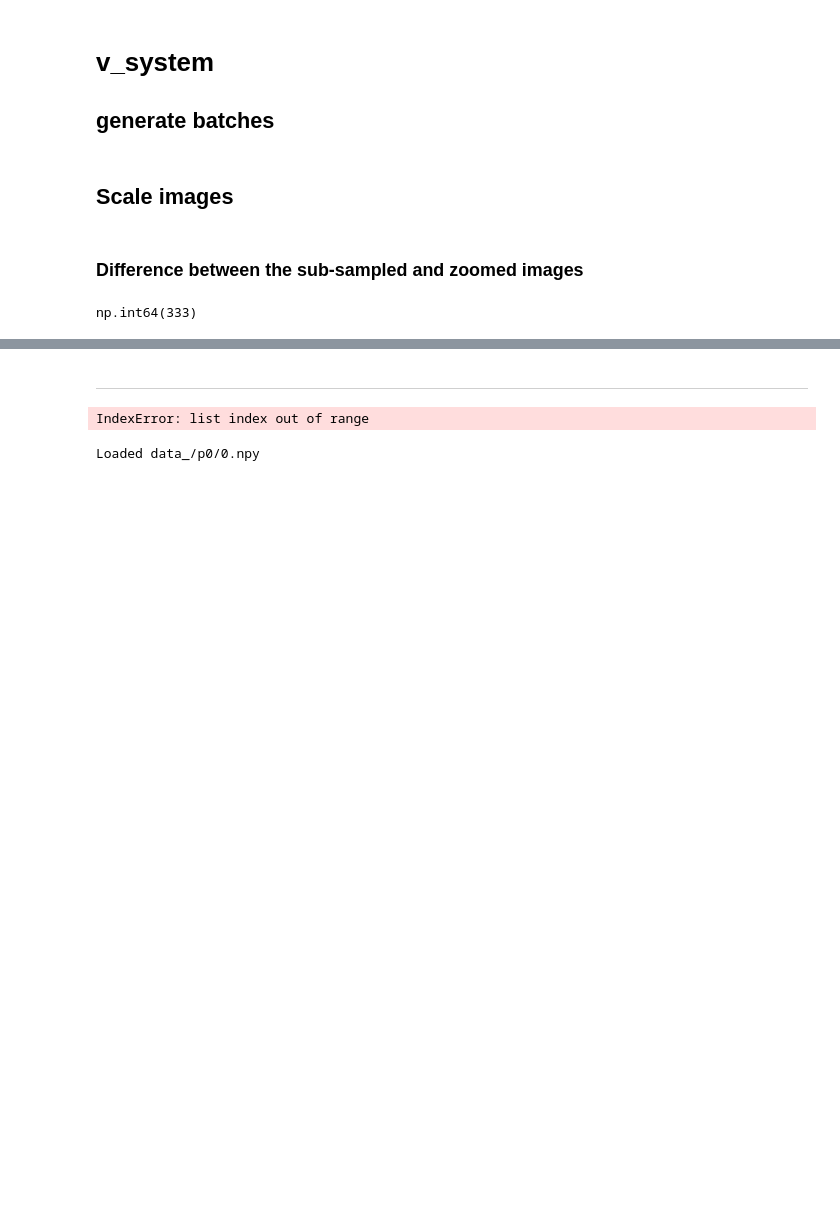
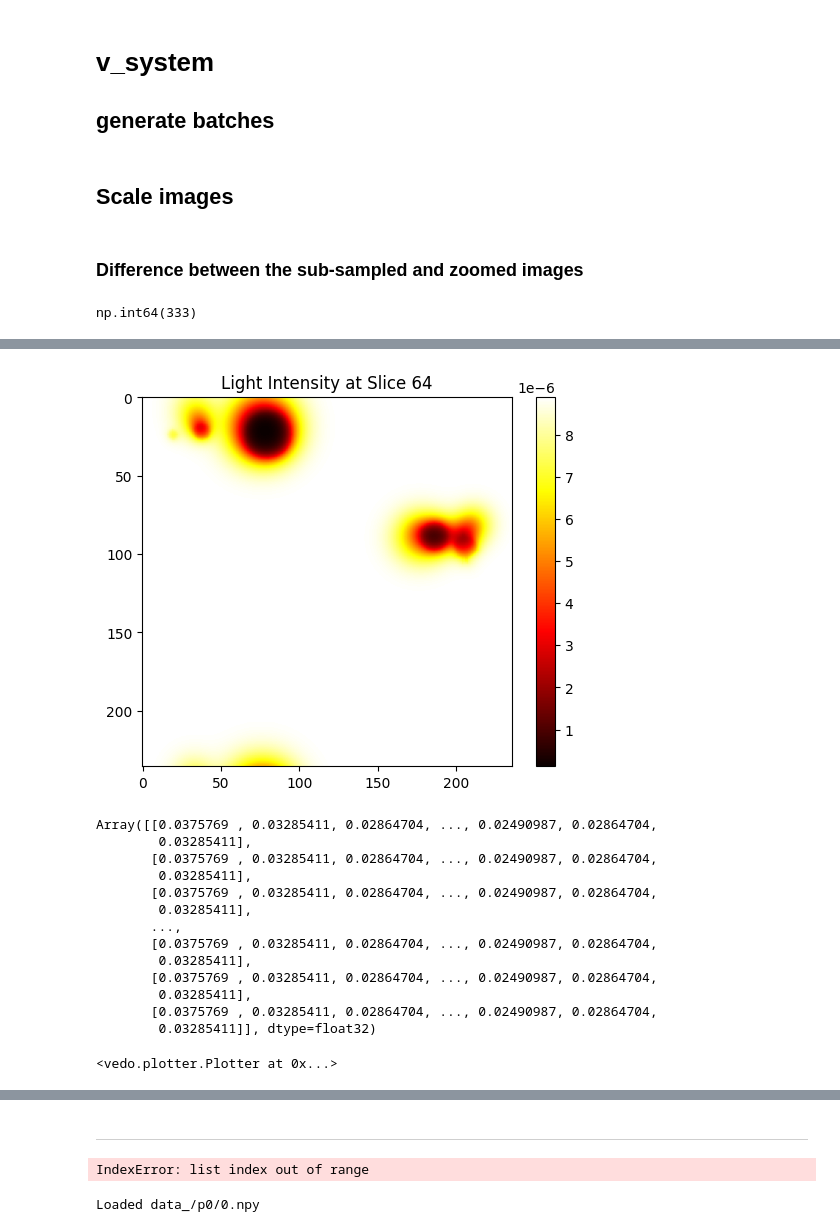
Before and after one commit to grindstm/pat, a Jupyter notebook: vis.ipynb, the cells around one changed output, grey strips where cells are left out. Cells and saved outputs as stored; diff of their text form; code cells hidden in the pictures; blank space fills up the shorter version.

```diff
--- a/vis.ipynb
+++ b/vis.ipynb
@@ -183,0 +305,20 @@ np.int64(333)
+# %%
+
+n = [2,2]
+v = np.array([[1, 2],[4,5]])
+ax = 1
+dx = .1
+mu = 10
+x = np.linspace(dx/2, n[ax]*dx-dx/2, n[ax])
+mask = np.exp(-mu * x)
+# np.array([mask*v[i] for i in len(v[ax])])
+if ax == 0:
+    mask = mask[:, np.newaxis]  # For axis=0, the mask should vary along rows
+elif ax == 1:
+    mask = mask[np.newaxis, :]
+
+r = mask * v
+r
+mask
+# attenuated_v = v - mu * dx * (v - np.roll(v, dir, axis=0))
+# attenuated_v
@@ -183,0 +449,35 @@ np.int64(333)
+# %%
+import matplotlib.pyplot as plt
+
+# Example visualization of a slice
+plt.imshow(phi[:, :, 64], cmap='hot')
+plt.colorbar()
+plt.title('Light Intensity at Slice 64')
+plt.show()
+total_absorption[70]
+# %% [output]
+[figure, added]
+Array([[0.0375769 , 0.03285411, 0.02864704, ..., 0.02490987, 0.02864704,
+        0.03285411],
+       [0.0375769 , 0.03285411, 0.02864704, ..., 0.02490987, 0.02864704,
+        0.03285411],
+       [0.0375769 , 0.03285411, 0.02864704, ..., 0.02490987, 0.02864704,
+        0.03285411],
+       ...,
+       [0.0375769 , 0.03285411, 0.02864704, ..., 0.02490987, 0.02864704,
+        0.03285411],
+       [0.0375769 , 0.03285411, 0.02864704, ..., 0.02490987, 0.02864704,
+        0.03285411],
+       [0.0375769 , 0.03285411, 0.02864704, ..., 0.02490987, 0.02864704,
+        0.03285411]], dtype=float32)
+# %%
+
+# total_absorption = total_absorption/total_absorption.max()
+# phi = phi/phi.max()
+# phi[0].shape
+plotter = vedo.Plotter(axes=6, bg="white", size=(1600, 800))
+# plotter.add(vessel_0_vol)
+plotter.add(Volume(total_absorption[:,:,5:]).cmap("hot").add_scalarbar().mode(1))
+plotter.show()
+# %% [output]
+<vedo.plotter.Plotter at 0x...>
```
Also changed, not shown: parts of 18 cells of this notebook, 9 other files.
